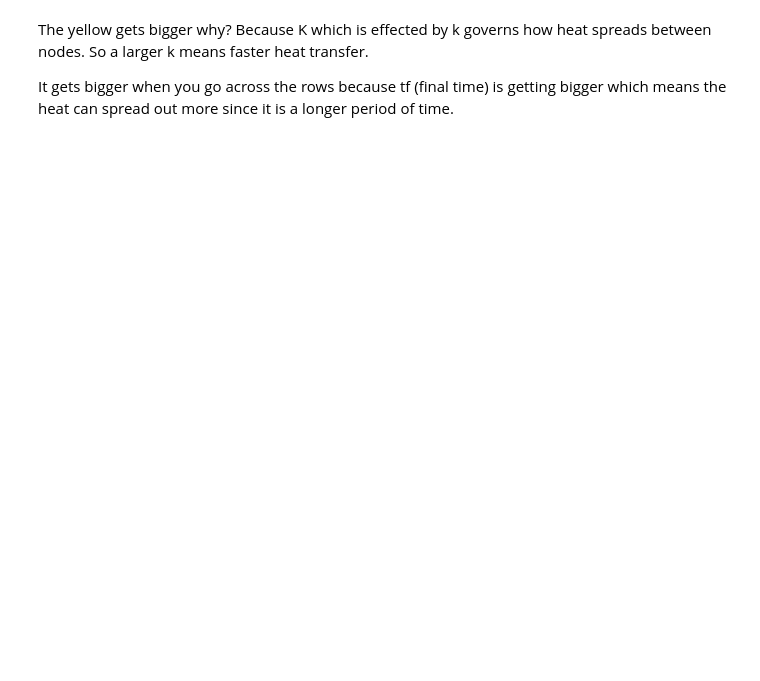
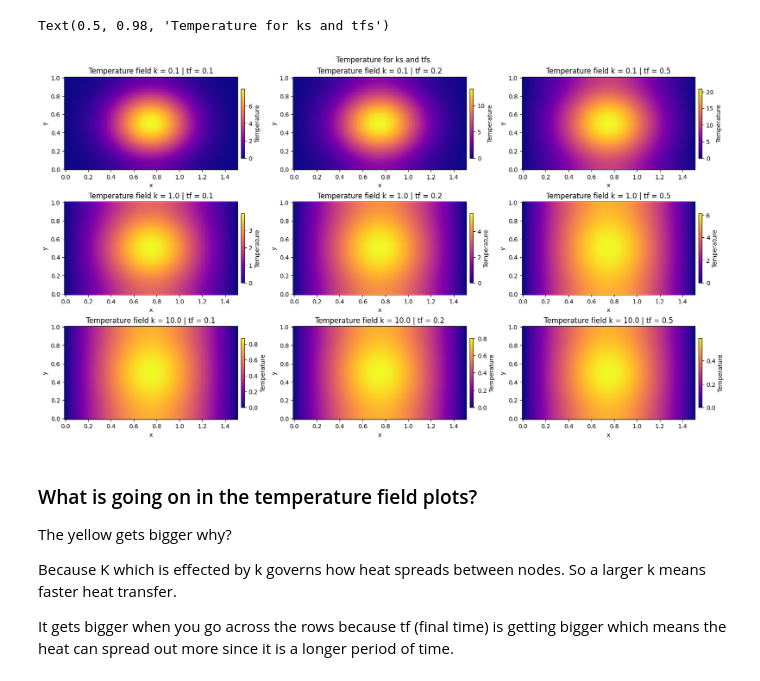
Before and after one commit to rachelBonanno/SciML_Assignment_2, a Jupyter notebook: fem2d_heat.ipynb, the cells around one changed output. Cells and saved outputs as stored; diff of their text form; code cells hidden in the pictures; blank space fills up the shorter version.

```diff
--- a/fem2d_heat.ipynb
+++ b/fem2d_heat.ipynb
@@ -258,5 +273,27 @@ Text(0.5, 0.98, 'Temperature for ks and tfs')
+# %%
+fig, axes = plt.subplots(len(ks), len(tfs), figsize=(16, 9), constrained_layout=True)
+
+
+for ik, k in enumerate(ks):
+    for itf, tf in enumerate(tfs):
+        # Quick plot
+        ax = axes[ik, itf]
+        X, Y = np.meshgrid(x, y)
+        pc = ax.pcolormesh(X, Y, result_dict[(k, tf)][2], shading="auto", cmap="plasma")
+        ax.set_xlabel("x"); ax.set_ylabel("y"); ax.set_title(f"Temperature field k = {k} | tf = {tf}")
+
+        # Add a colorbar and overall title
+        cbar = fig.colorbar(pc, ax=ax, orientation='vertical', fraction=.02, pad=.02)
+        cbar.set_label("Temperature")
+plt.suptitle("Temperature for ks and tfs")
+# %% [output]
+Text(0.5, 0.98, 'Temperature for ks and tfs')
+[figure, added]
 # %% [markdown]
+### What is going on in the temperature field plots?
+
 The yellow gets bigger why?
+
 Because K which is effected by k governs how heat spreads between nodes. So a larger k means faster heat transfer.
 
 It gets bigger when you go across the rows because tf (final time) is getting bigger which means the heat can spread out more since it is a longer period of time.
```
Also changed, not shown: parts of 14 cells of this notebook, 9 other files.
